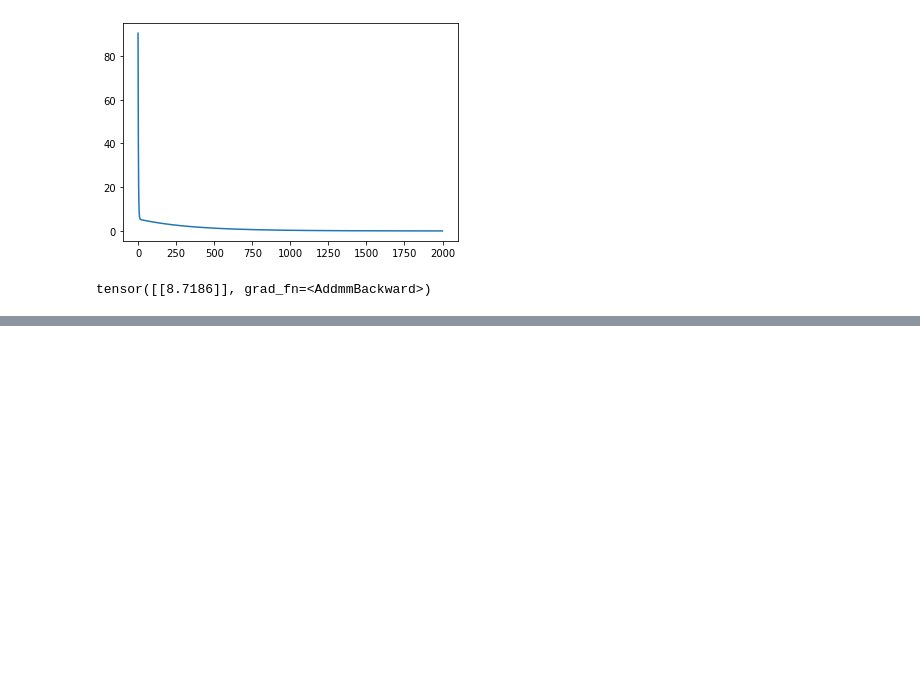
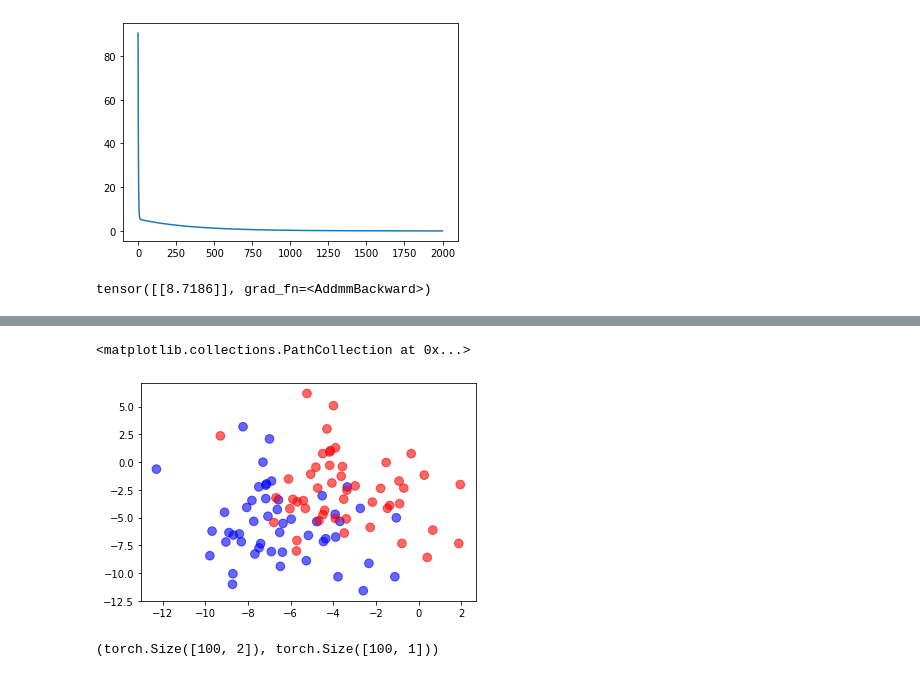
Before and after one commit to fcernafukuzaki/GoogleColab, a Jupyter notebook: Clase_3.ipynb, the cells around one changed output, grey strips where cells are left out. Cells and saved outputs as stored; diff of their text form; code cells hidden in the pictures; blank space fills up the shorter version.

```diff
--- a/Clase_3.ipynb
+++ b/Clase_3.ipynb
@@ -93,0 +130,25 @@ tensor([[8.7186]], grad_fn=<AddmmBackward>)
+# %%
+# Punto arbitrario.
+# Se centrar los datos del gráfico.
+data[:h, :]= data[:h, :] - 3 * np.ones((h, dimen))
+
+data[h:, :]= data[:h, :] + 3 * np.ones((h, dimen))
+
+colors = ['blue', 'red']
+# Colores en toda la longitud del arreglo.
+color = np.array([colors[0]] * h + [colors[1]] * h).reshape(n)
+plt.scatter(data[:, 0], data[:, 1], c=color, s=75, alpha=0.6)
+# %% [output]
+<matplotlib.collections.PathCollection at 0x...>
+[figure, added]
+# %%
+target = np.array([0] * h + [1] * h).reshape(n, 1)
+
+# Crear tensores para variables de entrada y salida.
+x = torch.from_numpy(data).float().requires_grad_(True)
+
+y = torch.from_numpy(target).float()
+
+x.shape, y.shape
+# %% [output]
+(torch.Size([100, 2]), torch.Size([100, 1]))
```
Also changed, not shown: parts of 6 cells of this notebook.
